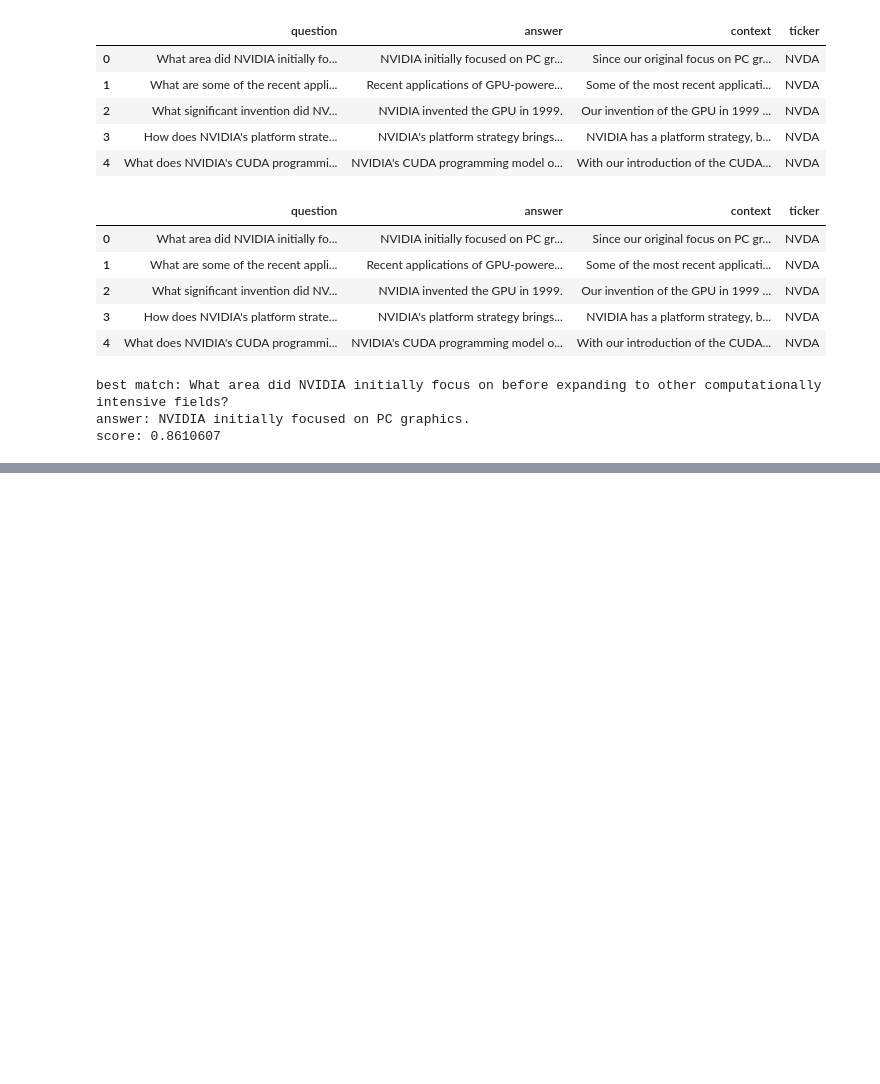
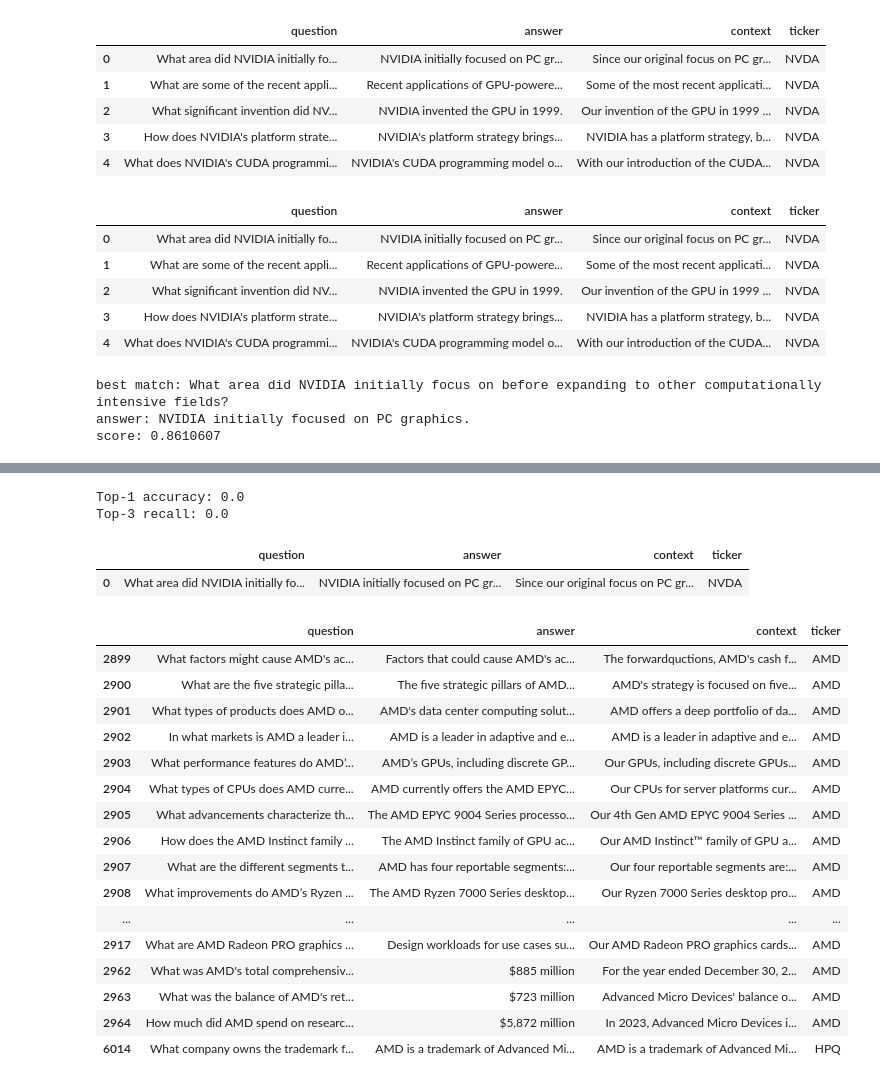
Before and after one commit to avneetproject/AI, a Jupyter notebook: Financial-FAQ/Financial_FAQ.ipynb, the cells around one changed output, grey strips where cells are left out. Saved outputs shown, nothing was run; the diff lists cells and outputs as text; code cells hidden in the pictures; blank space fills up the shorter version.

```diff
--- a/Financial-FAQ/Financial_FAQ.ipynb
+++ b/Financial-FAQ/Financial_FAQ.ipynb
@@ -146,0 +150,3 @@ score: 0.8610607
+# %%
+import pandas as pd
+df = pd.read_csv('faq_cleaned.csv')
@@ -146,0 +199,51 @@ score: 0.8610607
+# %%
+# more evaluation loops
+tests = [
+    ("Did NVIDIA invent anything in 1999?",  456),
+    ("What area did NVIDIA initially focus on?", 679),
+]
+
+correct_top1 = 0
+correct_top3 = 0
+
+for q, true_idx in tests:
+    faqs, scores = match_faq(q, model, question_embeddings, df, top_k=3)
+    predicted_indices = faqs.index.tolist()
+
+    if predicted_indices[0] == true_idx:
+        correct_top1 += 1
+    if true_idx in predicted_indices:
+        correct_top3 += 1
+
+n = len(tests)
+print("Top‑1 accuracy:", correct_top1 / n)
+print("Top‑3 recall:", correct_top3 / n)
+# %% [output]
+Top‑1 accuracy: 0.0
+Top‑3 recall: 0.0
+# %%
+df[df['question'].str.contains("significant invention", case=False)]
+df[df['question'].str.contains("initially focus on", case=False)]
+# %% [output]
+|  | question | answer | context | ticker |
+| 0 | What area did NVIDIA initially fo... | NVIDIA initially focused on PC gr... | Since our original focus on PC gr... | NVDA |
+# %%
+df[df['question'].str.contains("amd", case=False)]
+# %% [output]
+|  | question | answer | context | ticker |
+| 2899 | What factors might cause AMD's ac... | Factors that could cause AMD's ac... | The forwardquctions, AMD's cash f... | AMD |
+| 2900 | What are the five strategic pilla... | The five strategic pillars of AMD... | AMD's strategy is focused on five... | AMD |
+| 2901 | What types of products does AMD o... | AMD's data center computing solut... | AMD offers a deep portfolio of da... | AMD |
+| 2902 | In what markets is AMD a leader i... | AMD is a leader in adaptive and e... | AMD is a leader in adaptive and e... | AMD |
+| 2903 | What performance features do AMD’... | AMD’s GPUs, including discrete GP... | Our GPUs, including discrete GPUs... | AMD |
+| 2904 | What types of CPUs does AMD curre... | AMD currently offers the AMD EPYC... | Our CPUs for server platforms cur... | AMD |
+| 2905 | What advancements characterize th... | The AMD EPYC 9004 Series processo... | Our 4th Gen AMD EPYC 9004 Series ... | AMD |
+| 2906 | How does the AMD Instinct family ... | The AMD Instinct family of GPU ac... | Our AMD Instinct™ family of GPU a... | AMD |
+| 2907 | What are the different segments t... | AMD has four reportable segments:... | Our four reportable segments are:... | AMD |
+| 2908 | What improvements do AMD’s Ryzen ... | The AMD Ryzen 7000 Series desktop... | Our Ryzen 7000 Series desktop pro... | AMD |
+| ... | ... | ... | ... | ... |
+| 2917 | What are AMD Radeon PRO graphics ... | Design workloads for use cases su... | Our AMD Radeon PRO graphics cards... | AMD |
+| 2962 | What was AMD's total comprehensiv... | $885 million | For the year ended December 30, 2... | AMD |
+| 2963 | What was the balance of AMD's ret... | $723 million | Advanced Micro Devices' balance o... | AMD |
+| 2964 | How much did AMD spend on researc... | $5,872 million | In 2023, Advanced Micro Devices i... | AMD |
+| 6014 | What company owns the trademark f... | AMD is a trademark of Advanced Mi... | AMD is a trademark of Advanced Mi... | HPQ |
```
Also changed, not shown: parts of 6 cells of this notebook.
